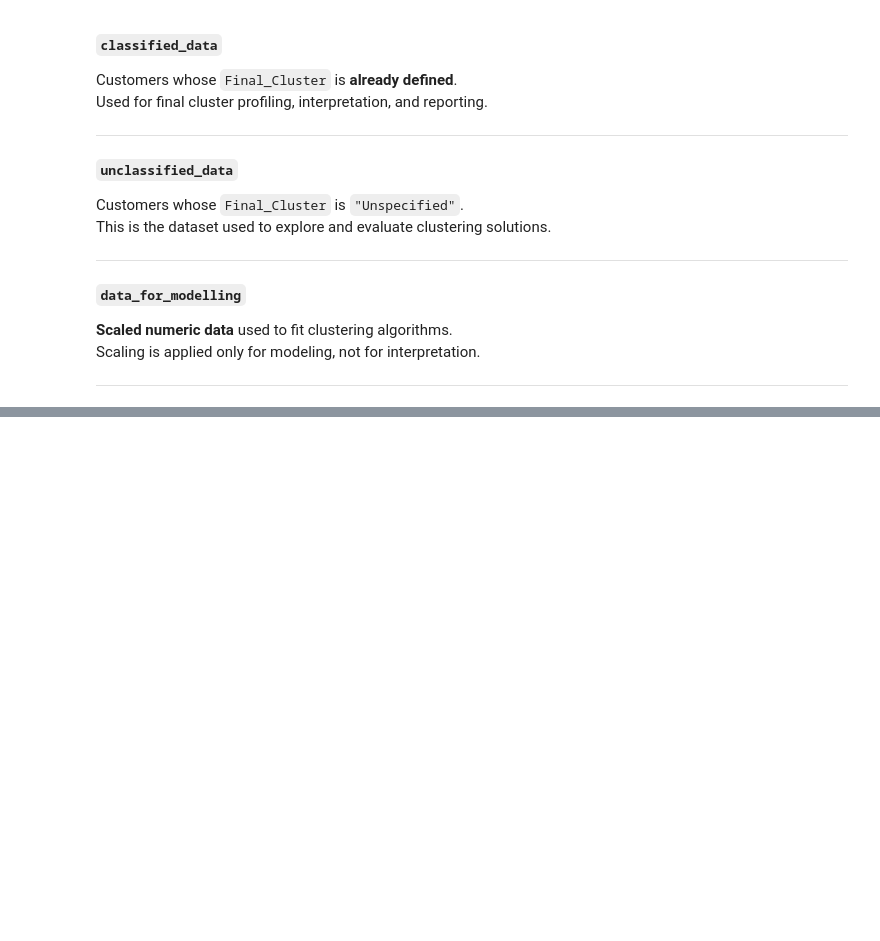
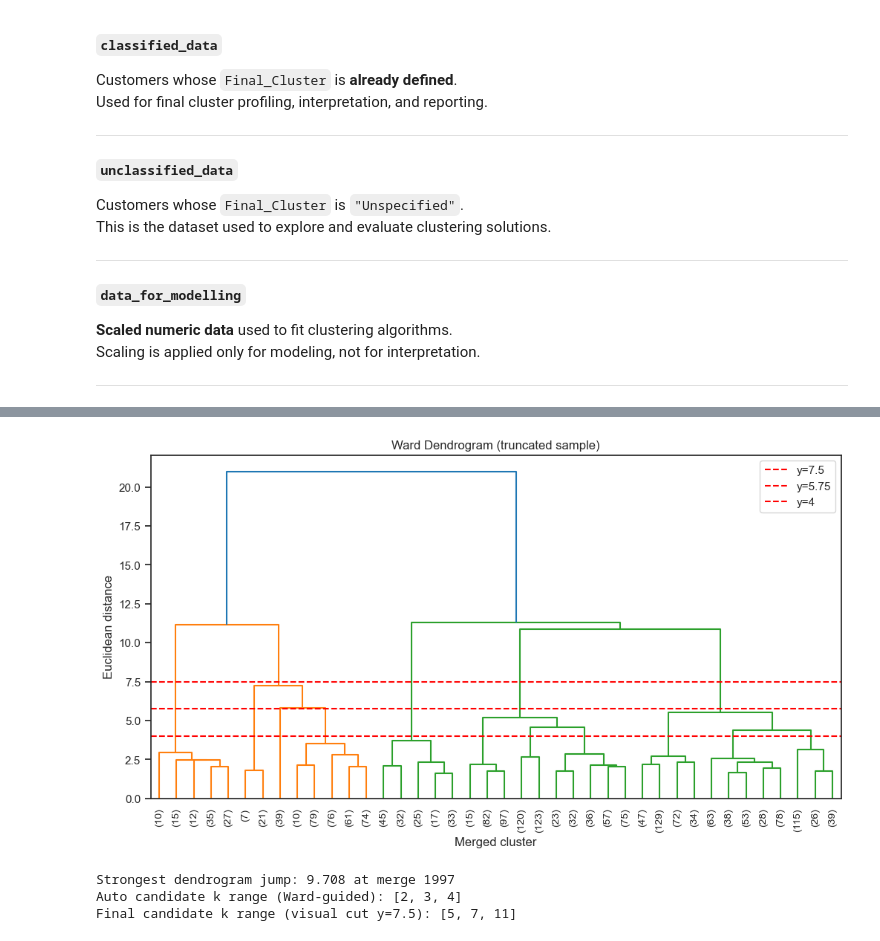
Before and after one commit to luisbdavila/Airline_Customer_Segmentation_DataMining_Project_Python, a Jupyter notebook: Final_delivery/Code/Value_Based_Segmentation.ipynb, the cells around one changed output, grey strips where cells are left out. Saved outputs shown, nothing was run; the diff lists cells and outputs as text; code cells hidden in the pictures; blank space fills up the shorter version.

```diff
--- a/Final_delivery/Code/Value_Based_Segmentation.ipynb
+++ b/Final_delivery/Code/Value_Based_Segmentation.ipynb
@@ -670,0 +702,59 @@ unclassified_data['cluster_kmeans'] = means.fit_predict(data_for_modelling)
+# %%
+
+# Ward dendrogram on a manageable sample (full tree on 15k points is too heavy)
+ward_sample = X_model.sample(n=min(2000, X_model.shape[0]), random_state=RANDOM_STATE)
+ward_full_model = AgglomerativeClustering(
+    n_clusters=None,
+    distance_threshold=0,
+    linkage='ward',
+    compute_distances=True,
+)
+ward_full_model.fit(ward_sample)
+
+Y_THRESHOLD = 7.5  # visual cut to yield ~5 clusters on the truncated tree
+Y_THRESHOLD_2 = 5.75  # visual cut to yield ~7 clusters on the truncated tree
+Y_THRESHOLD_3 = 4  # visual cut to yield ~12 clusters on the truncated tree
+
+plt.figure(figsize=(12, 6))
+plot_dendrogram(
+    ward_full_model,
+    truncate_mode="lastp",
+    p=40,
+    leaf_rotation=90.,
+    leaf_font_size=10.,
+)
+plt.axhline(y=Y_THRESHOLD, color='red', linestyle='--', label=f'y={Y_THRESHOLD}')
+plt.axhline(y=Y_THRESHOLD_2, color='red', linestyle='--', label=f'y={Y_THRESHOLD_2}')
+plt.axhline(y=Y_THRESHOLD_3, color='red', linestyle='--', label=f'y={Y_THRESHOLD_3}')
+
+plt.legend(loc='upper right')
+plt.title("Ward Dendrogram (truncated sample)")
+plt.xlabel("Merged cluster")
+plt.ylabel("Euclidean distance")
+plt.show()
+
+# Identify the first major vertical jump to bracket candidate k
+ward_distances = ward_full_model.distances_
+ward_jumps = np.diff(ward_distances)
+ward_jump_idx = int(ward_jumps.argmax())
+ward_jump_height = ward_jumps[ward_jump_idx]
+# number of clusters just before the jump
+k_at_jump = ward_sample.shape[0] - (ward_jump_idx + 1)
+candidate_k_from_jump = max(2, min(12, k_at_jump))
+candidate_k_range_auto = sorted(
+    list(range(max(2, candidate_k_from_jump - 2), min(12, candidate_k_from_jump + 3)))
+)
+if not candidate_k_range_auto:
+    candidate_k_range_auto = list(range(4, 8))
+
+# Override with visually preferred ks from dendrogram cut
+candidate_k_range = [5, 7, 11]
+
+print(f"Strongest dendrogram jump: {ward_jump_height:.3f} at merge {ward_jump_idx}")
+print(f"Auto candidate k range (Ward-guided): {candidate_k_range_auto}")
+print(f"Final candidate k range (visual cut y={Y_THRESHOLD}): {candidate_k_range}")
+# %% [output]
+[figure, added]
+Strongest dendrogram jump: 9.708 at merge 1997
+Auto candidate k range (Ward-guided): [2, 3, 4]
+Final candidate k range (visual cut y=7.5): [5, 7, 11]
```
Also changed, not shown: parts of 36 cells of this notebook, 1 other file.
